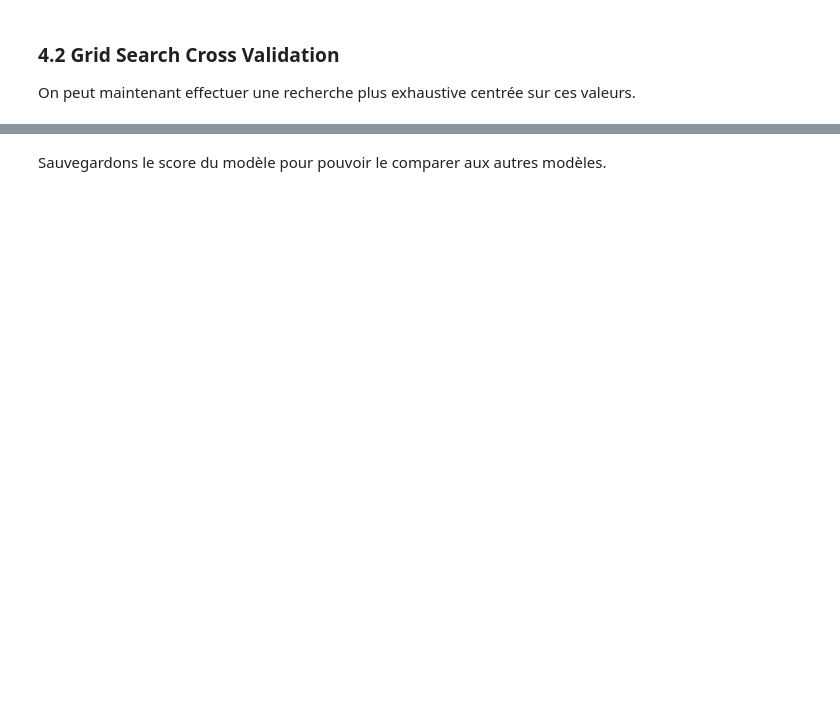
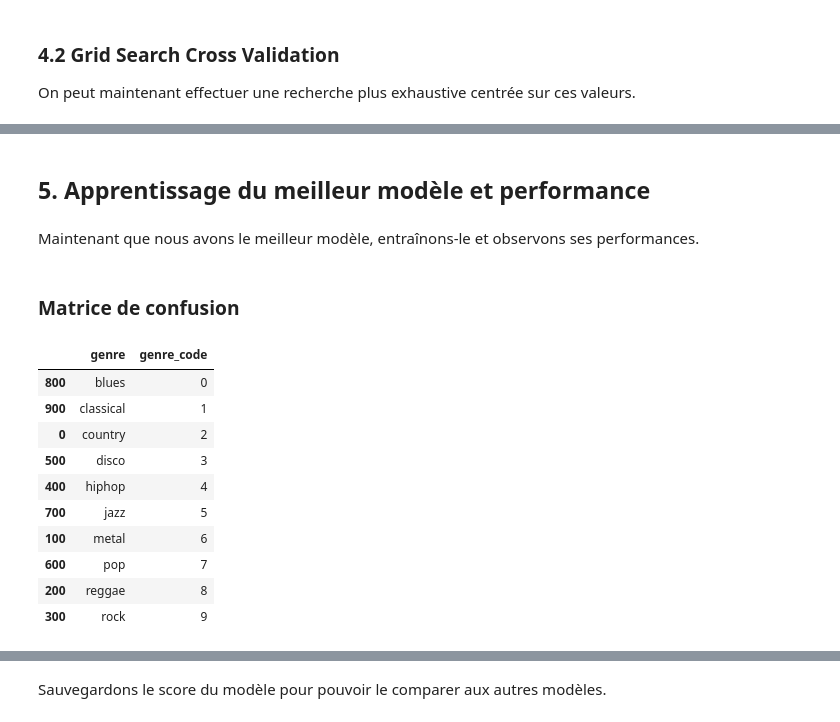
Before and after one commit to elise-chin/music-genre-classification, a Jupyter notebook: MT-Decision_Tree.ipynb, the cells around one changed output, grey strips where cells are left out. Cells and saved outputs as stored; diff of their text form; code cells hidden in the pictures; blank space fills up the shorter version.

```diff
--- a/MT-Decision_Tree.ipynb
+++ b/MT-Decision_Tree.ipynb
@@ -268,3 +311,7 @@ On sauvegarde le meilleur modèle.
 # %%
 best_dtc = grid_search_dtc.best_estimator_
+# %% [markdown]
+## 5. Apprentissage du meilleur modèle et performance
+# %% [markdown]
+Maintenant que nous avons le meilleur modèle, entraînons-le et observons ses performances.
 # %%
@@ -272,0 +324,21 @@ predictions = best_dtc.predict(data_test)
+# %% [markdown]
+### Matrice de confusion
+# %%
+d = {
+    'genre': genre_list,
+    'genre_code': labels
+}
+df_genre = pd.DataFrame(d).drop_duplicates().sort_values('genre_code')
+df_genre
+# %% [output]
+|  | genre | genre_code |
+| 800 | blues | 0 |
+| 900 | classical | 1 |
+| 0 | country | 2 |
+| 500 | disco | 3 |
+| 400 | hiphop | 4 |
+| 700 | jazz | 5 |
+| 100 | metal | 6 |
+| 600 | pop | 7 |
+| 200 | reggae | 8 |
+| 300 | rock | 9 |
```
Also changed, not shown: parts of 43 cells of this notebook.
